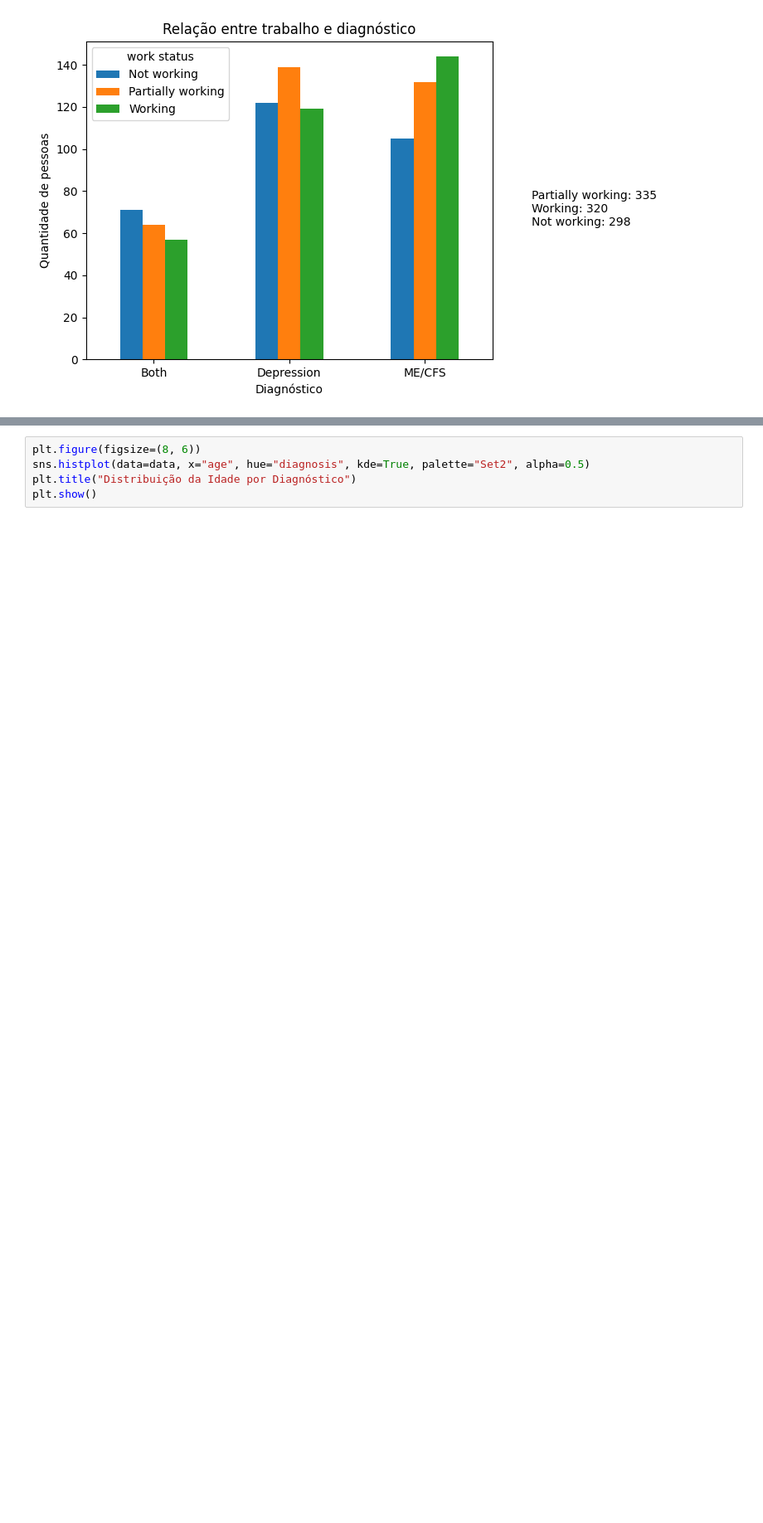
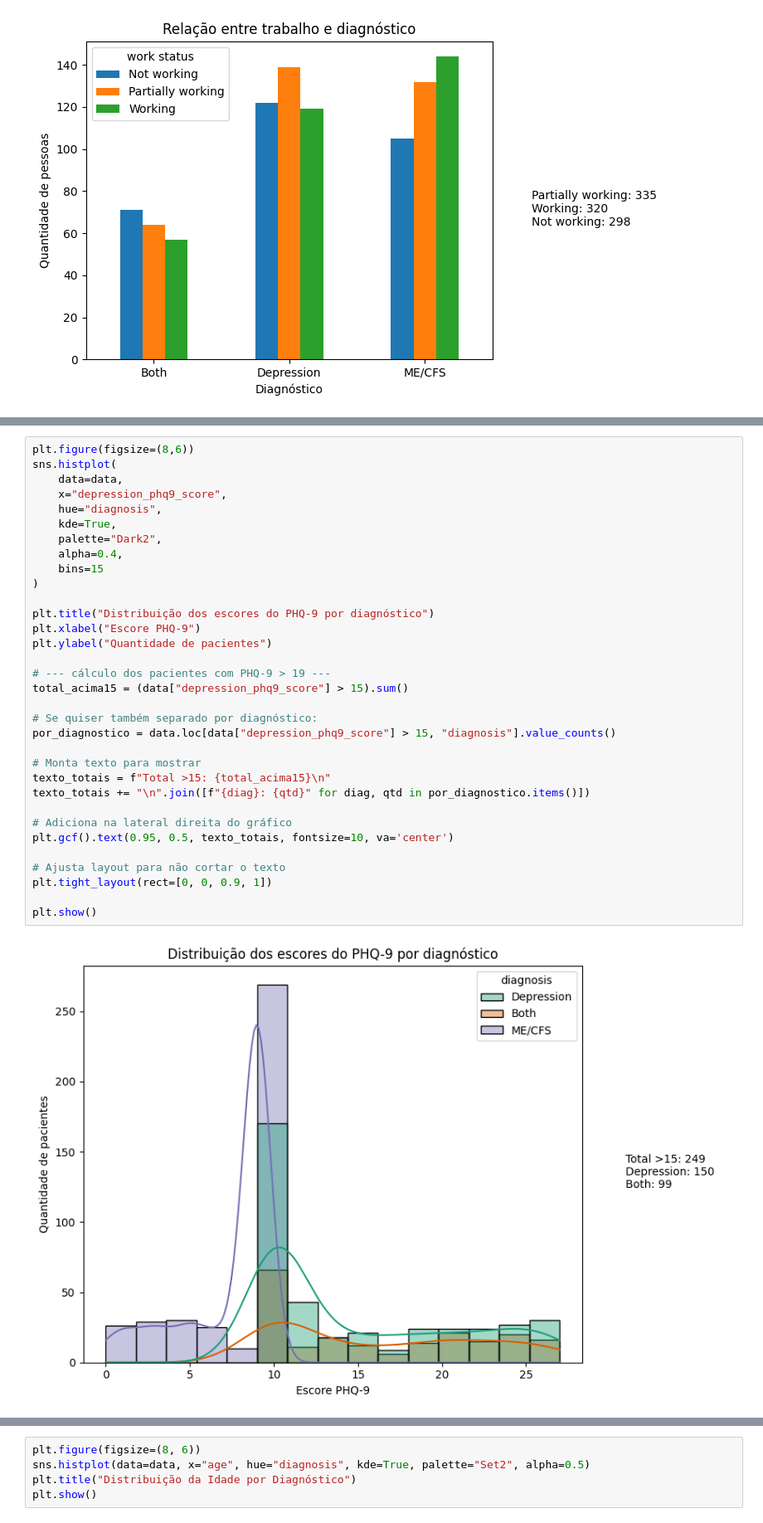
Before and after one commit to jessikamorais/FIAP, a Jupyter notebook: projeto_modulo1.ipynb, the cells around one changed output, grey strips where cells are left out. Shown at 83% size. Drawn from its saved outputs; the diff is of its cells as text; blank space fills up the shorter version.

```diff
--- a/projeto_modulo1.ipynb
+++ b/projeto_modulo1.ipynb
@@ -440,0 +450,35 @@ plt.show()
+# %%
+plt.figure(figsize=(8,6))
+sns.histplot(
+    data=data,
+    x="depression_phq9_score",
+    hue="diagnosis",
+    kde=True,
+    palette="Dark2",
+    alpha=0.4,
+    bins=15
+)
+
+plt.title("Distribuição dos escores do PHQ-9 por diagnóstico")
+plt.xlabel("Escore PHQ-9")
+plt.ylabel("Quantidade de pacientes")
+
+# --- cálculo dos pacientes com PHQ-9 > 19 ---
+total_acima15 = (data["depression_phq9_score"] > 15).sum()
+
+# Se quiser também separado por diagnóstico:
+por_diagnostico = data.loc[data["depression_phq9_score"] > 15, "diagnosis"].value_counts()
+
+# Monta texto para mostrar
+texto_totais = f"Total >15: {total_acima15}\n"
+texto_totais += "\n".join([f"{diag}: {qtd}" for diag, qtd in por_diagnostico.items()])
+
+# Adiciona na lateral direita do gráfico
+plt.gcf().text(0.95, 0.5, texto_totais, fontsize=10, va='center')
+
+# Ajusta layout para não cortar o texto
+plt.tight_layout(rect=[0, 0, 0.9, 1])
+
+plt.show()
+# %% [output]
+[figure, added]
```
Also changed, not shown: parts of 3 cells of this notebook.
